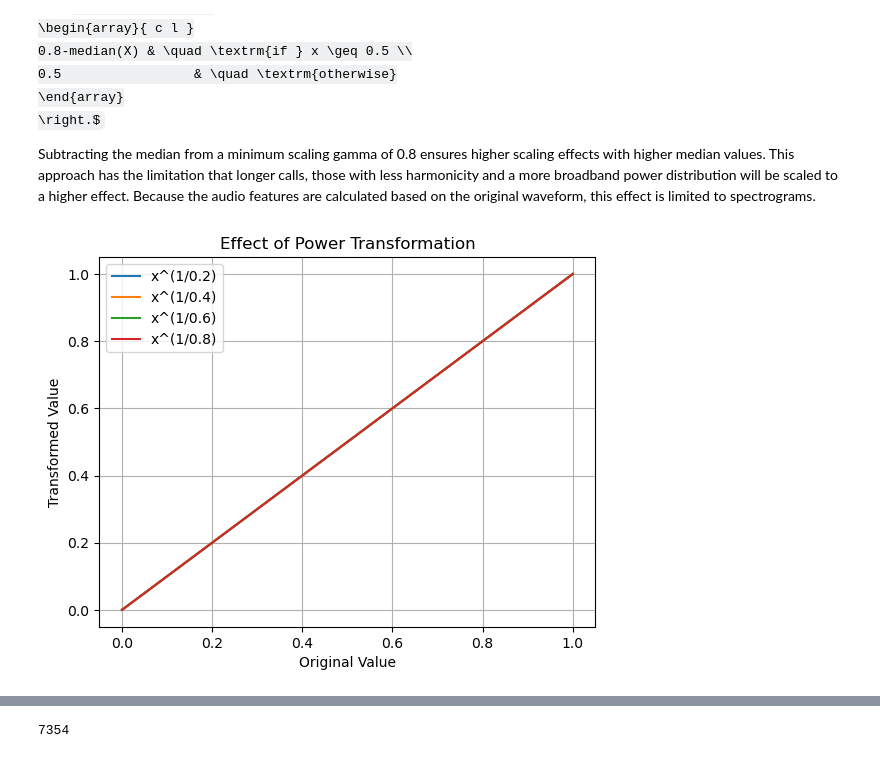
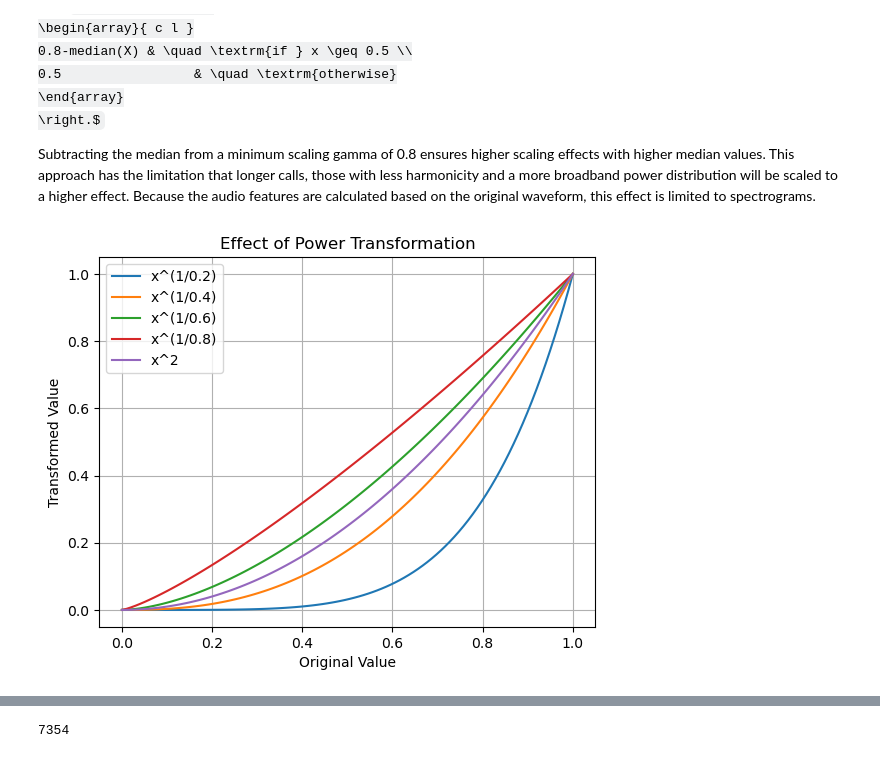
Before and after one commit to lgies23/GooseVocalizations---Thesis-code, a Jupyter notebook: feature_extraction.ipynb, the cells around one changed output, grey strips where cells are left out. Cells and saved outputs as stored; diff of their text form; code cells hidden in the pictures; some formulas as TeX source.

```diff
--- a/feature_extraction.ipynb
+++ b/feature_extraction.ipynb
@@ -81,22 +81,23 @@ Subtracting the median from a minimum scaling gamma of 0.8 ensures higher scalin
 This approach has the limitation that longer calls, those with less harmonicity and a more broadband power distribution will be scaled to a higher effect. Because the audio features are calculated based on the original waveform, this effect is limited to spectrograms.
 # %%
 # Simulate values in [0, 1]
-y = np.linspace(0, 1, 100)
+x = np.linspace(0, 1, 100)
 gamma_values = [.2, .4, .6, .8]
 
 for gamma in gamma_values:
     # power transformation
-    y = y**(1/gamma)
-    plt.plot(y, y, label=f"x^(1/{gamma})")
+    y = x**(1/gamma)
+    plt.plot(x, y, label=f"x^(1/{gamma})")
 
+plt.plot(x, x**2, label=f"x^2")
 plt.legend()
 plt.grid()
 plt.title("Effect of Power Transformation")
 plt.xlabel("Original Value")
 plt.ylabel("Transformed Value")
 plt.show()
 # %% [output]
-[figure, old version]
+[figure, new version]
 # %%
 def _min_max_scale(data):
     # Normalizes to values between 0 and 1
```
Also changed, not shown: parts of 18 cells of this notebook.
